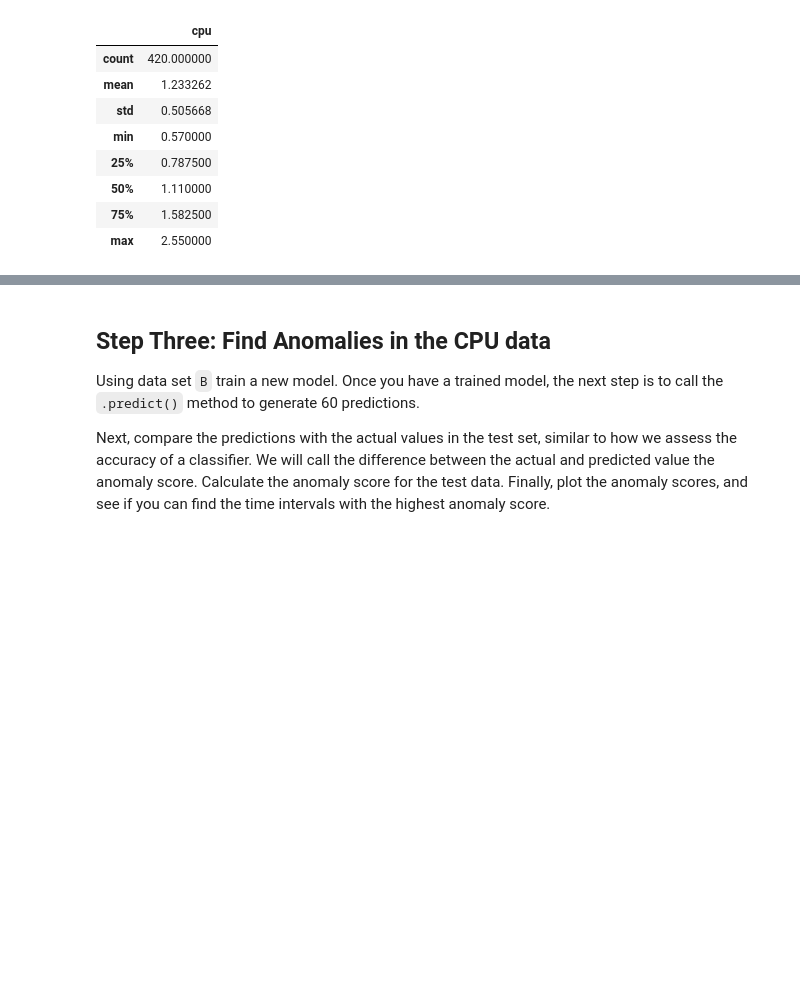
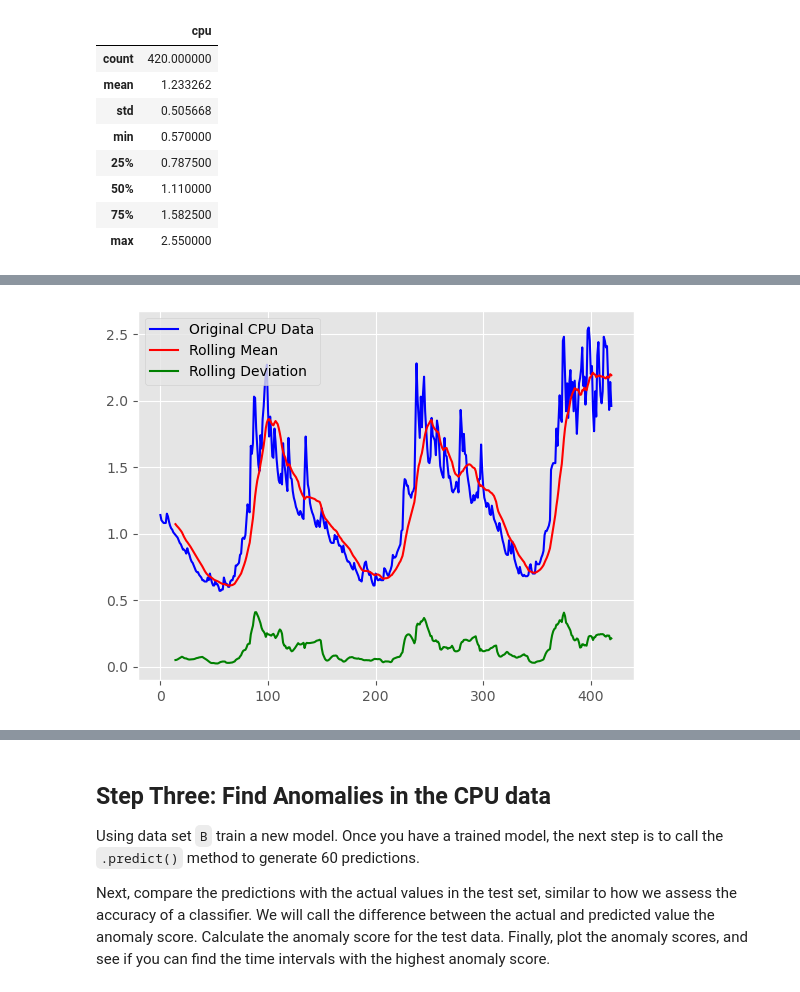
Before and after one commit to gtkcyber/crtc_network_analytics, a Jupyter notebook: answers/Worksheet 2-Anomaly Detection - Answers.ipynb, the cells around one changed output, grey strips where cells are left out. Cells and saved outputs as stored; diff of their text form; code cells hidden in the pictures; blank space fills up the shorter version.

```diff
--- a/answers/Worksheet 2-Anomaly Detection - Answers.ipynb
+++ b/answers/Worksheet 2-Anomaly Detection - Answers.ipynb
@@ -75,0 +86,12 @@ df['cpu'].plot(figsize=(10,8))
+# %%
+rolling_mean = df['cpu'].rolling(15).mean()
+rolling_std = df['cpu'].rolling(15).std()
+# %%
+plt.plot(df['cpu'], color="blue",label="Original CPU Data")
+plt.plot(rolling_mean, color="red", label="Rolling Mean")
+plt.plot(rolling_std, color="green", label="Rolling Deviation")
+plt.legend()
+
+plt.show()
+# %% [output]
+[figure, added]
```
Also changed, not shown: parts of 36 cells of this notebook, 2 other files.
